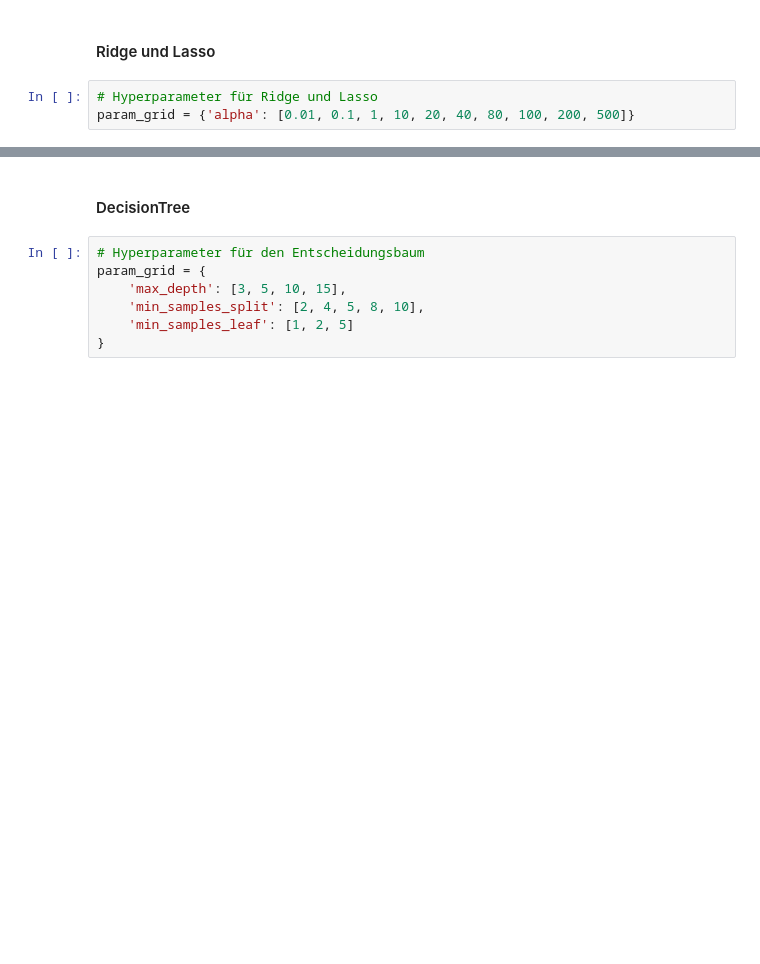
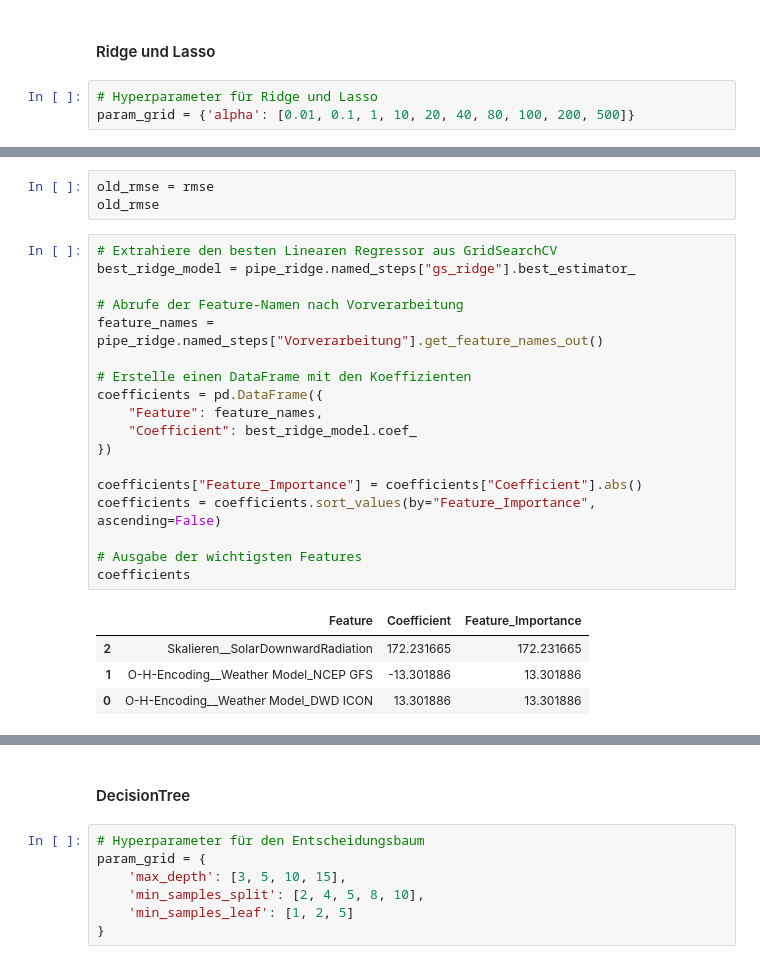
Before and after one commit to QMoWo/ML1-SolarForecasting_PowerRangers, a Jupyter notebook: Analyse_Training/test-Achim.ipynb, the cells around one changed output, grey strips where cells are left out. Drawn from its saved outputs; the diff is of its cells as text; blank space fills up the shorter version.

```diff
--- a/Analyse_Training/test-Achim.ipynb
+++ b/Analyse_Training/test-Achim.ipynb
@@ -1000,3 +662,29 @@ RMSE: 67.10550842657217
+# %%
+old_rmse = rmse
+old_rmse
+# %%
+# Extrahiere den besten Linearen Regressor aus GridSearchCV
+best_ridge_model = pipe_ridge.named_steps["gs_ridge"].best_estimator_
+
+# Abrufe der Feature-Namen nach Vorverarbeitung
+feature_names = pipe_ridge.named_steps["Vorverarbeitung"].get_feature_names_out()
+
+# Erstelle einen DataFrame mit den Koeffizienten
+coefficients = pd.DataFrame({
+    "Feature": feature_names,
+    "Coefficient": best_ridge_model.coef_
+})
+
+coefficients["Feature_Importance"] = coefficients["Coefficient"].abs()
+coefficients = coefficients.sort_values(by="Feature_Importance", ascending=False)
+
+# Ausgabe der wichtigsten Features
+coefficients
+# %% [output]
+|  | Feature | Coefficient | Feature_Importance |
+| 2 | Skalieren__SolarDownwardRadiation | 172.231665 | 172.231665 |
+| 1 | O-H-Encoding__Weather Model_NCEP GFS | -13.301886 | 13.301886 |
+| 0 | O-H-Encoding__Weather Model_DWD ICON | 13.301886 | 13.301886 |
 # %%
 #
 # !Pipeline: Lasso Modell
```
Also changed, not shown: parts of 71 cells of this notebook.
